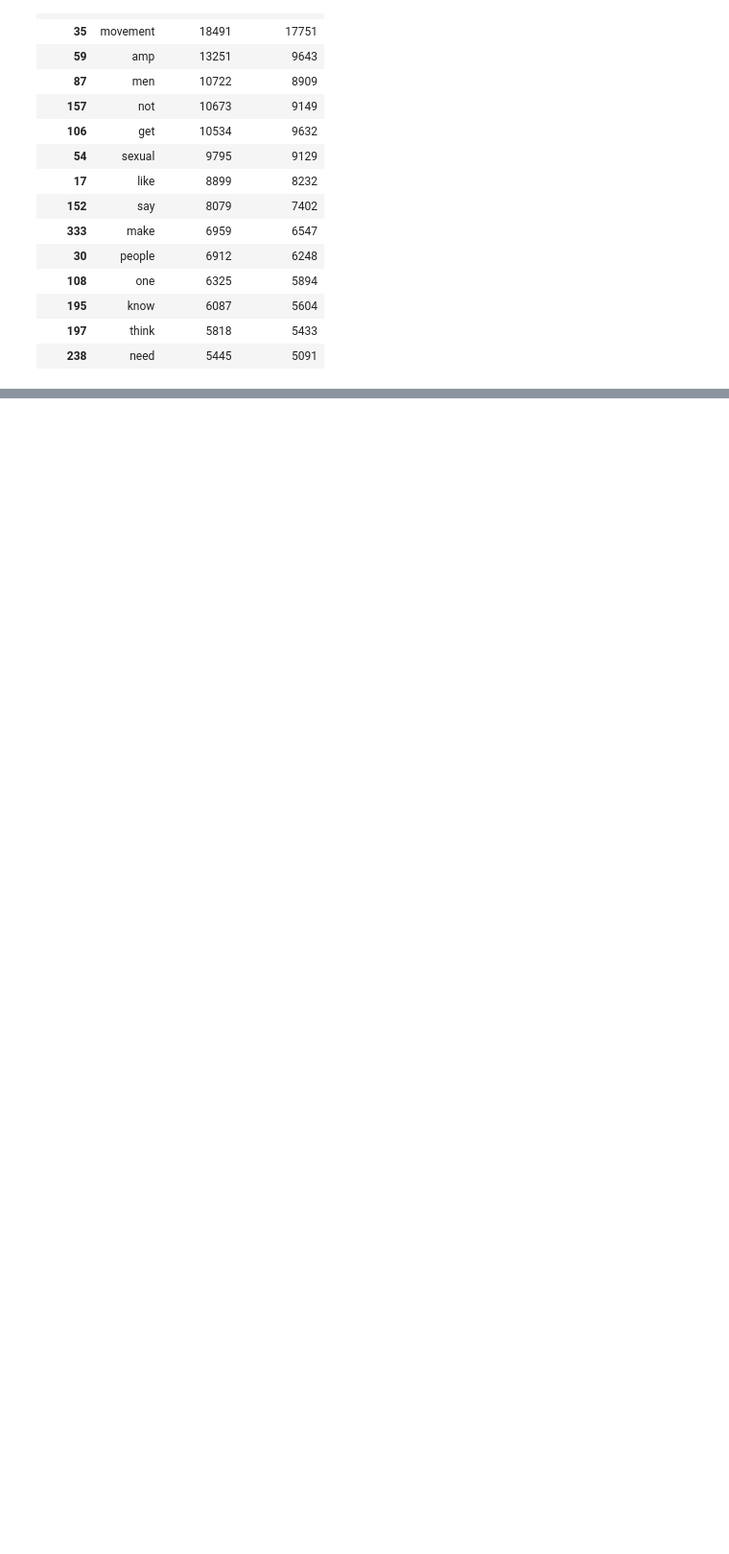
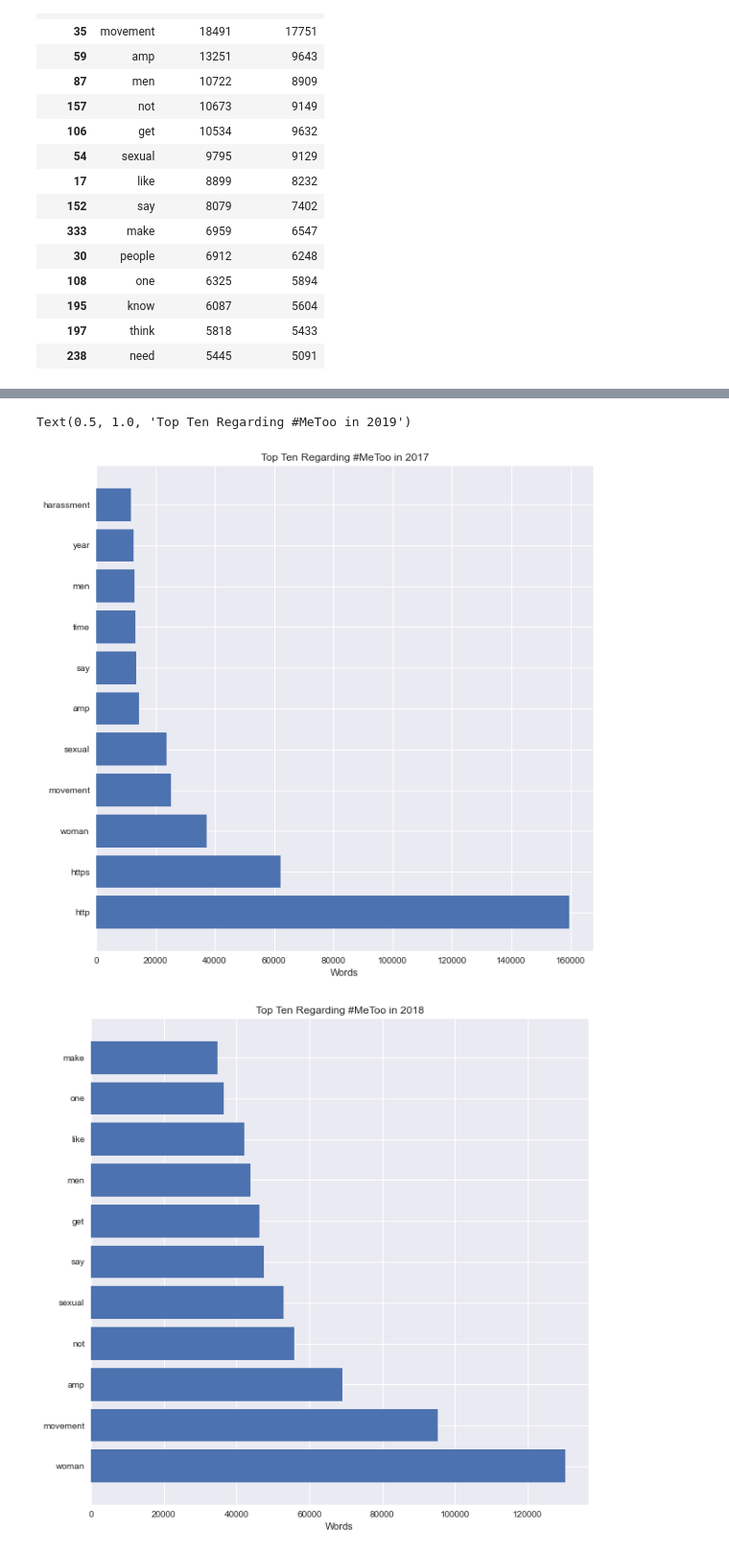
Before and after one commit to shilpakancharla/metoo-classification, a Jupyter notebook: Exploration.ipynb, the cells around one changed output, grey strips where cells are left out. Shown at 96% size. Cells and saved outputs as stored; diff of their text form; code cells hidden in the pictures; blank space fills up the shorter version.

Commit message:
Added visualizations for top ten words in each year

```diff
--- a/Exploration.ipynb
+++ b/Exploration.ipynb
@@ -206,3 +206,8 @@ token_2019.head(15)
 | 195 | know | 6087 | 5604 |
 | 197 | think | 5818 | 5433 |
 | 238 | need | 5445 | 5091 |
+# %%
+# Drop #metoo instances
+token_2017 = token_2017[token_2017['token'] != '#metoo']
+token_2018 = token_2018[token_2018['token'] != '#metoo']
+token_2019 = token_2019[token_2019['token'] != '#metoo']
@@ -208,0 +216,29 @@ token_2019.head(15)
+# %%
+# Plot top ten words in each year
+top_10_2017 = token_2017[:11]
+fig, ax = plt.subplots(figsize = (10, 10))
+plt.style.use('seaborn')
+ax.barh(top_10_2017['token'], top_10_2017['token_count'])
+plt.xlabel('Count')
+plt.xlabel('Words')
+plt.title('Top Ten Regarding #MeToo in 2017')
+
+top_10_2018 = token_2018[:11]
+fig, ax = plt.subplots(figsize = (10, 10))
+plt.style.use('seaborn')
+ax.barh(top_10_2018['token'], top_10_2018['token_count'])
+plt.xlabel('Count')
+plt.xlabel('Words')
+plt.title('Top Ten Regarding #MeToo in 2018')
+
+top_10_2019 = token_2019[:11]
+fig, ax = plt.subplots(figsize = (10, 10))
+plt.style.use('seaborn')
+ax.barh(top_10_2019['token'], top_10_2019['token_count'])
+plt.xlabel('Count')
+plt.xlabel('Words')
+plt.title('Top Ten Regarding #MeToo in 2019')
+# %% [output]
+Text(0.5, 1.0, 'Top Ten Regarding #MeToo in 2019')
+[figure, added]
+[figure, added]
```
Also changed, not shown: parts of 2 cells of this notebook.
